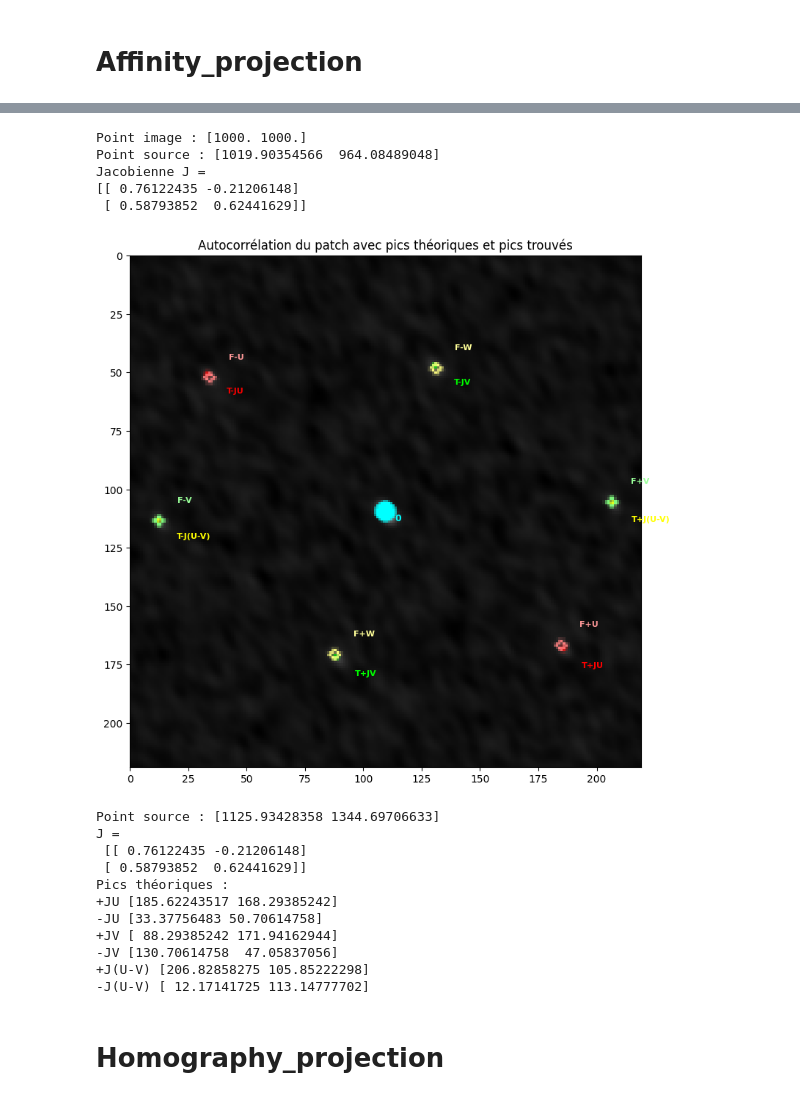
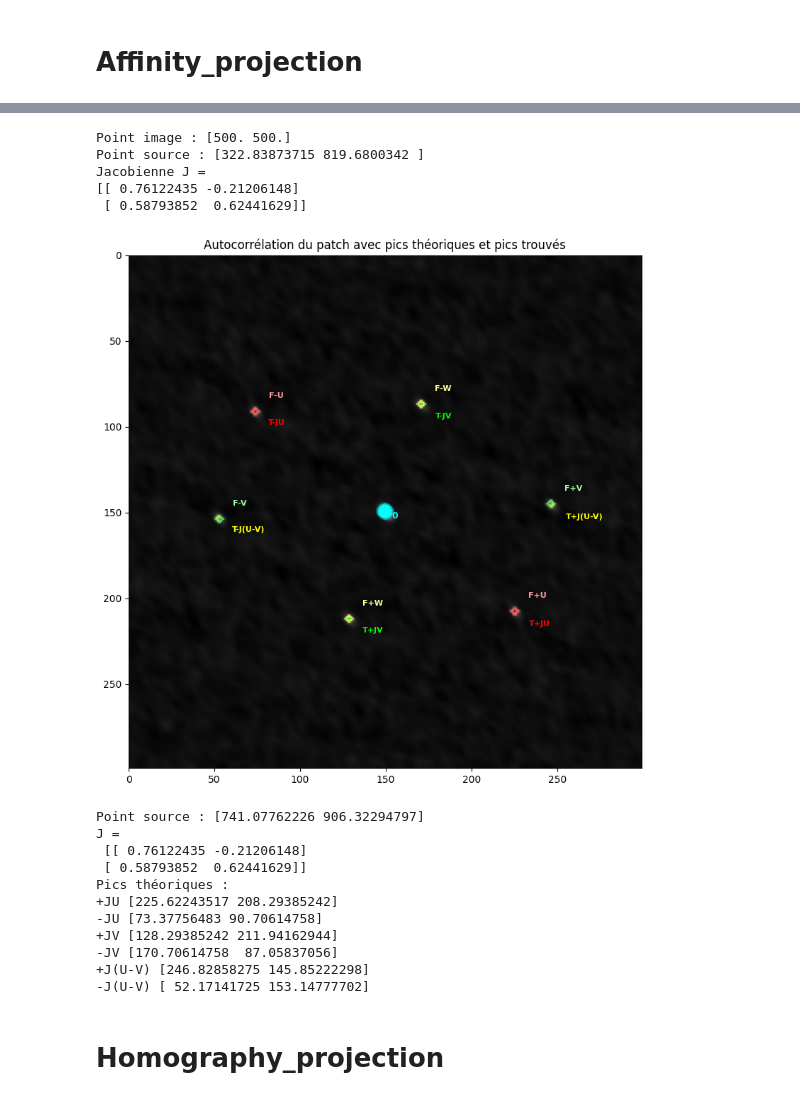
Before and after one commit to BenchIsmail/WACV2026-Autocorrelation-based-Fiducial-Markers-for-Traceability, a Jupyter notebook: wacv_reporduce_graphs/test_projections.ipynb, the cells around one changed output, grey strips where cells are left out. Cells and saved outputs as stored; diff of their text form; code cells hidden in the pictures.

```diff
--- a/wacv_reporduce_graphs/test_projections.ipynb
+++ b/wacv_reporduce_graphs/test_projections.ipynb
@@ -59,5 +59,5 @@ Image sauvegardée : result_affinity.png
 # %%
-point_xy = (1000, 1000)
+point_xy = (500, 500)
 
 diff_info = aff.differential_at_image_point(
     point_xy=point_xy,
@@ -74,8 +74,8 @@ print("Point source :", diff_info["point_label"])
 print("Jacobienne J =")
 print(diff_info["J"])
 # %% [output]
-Point image : [1000. 1000.]
-Point source : [1019.90354566  964.08489048]
+Point image : [500. 500.]
+Point source : [322.83873715 819.6800342 ]
 Jacobienne J =
 [[ 0.76122435 -0.21206148]
  [ 0.58793852  0.62441629]]
@@ -86,8 +86,8 @@ R_int = 3
 lam = 1.0
 search_kwargs = dict(
     k=40,
-    nms_size=40,
-    exclude_center_radius=30.0,
+    nms_size=30,
+    exclude_center_radius=20.0,
     min_separation=10.0,
     refine_model='tps',
     refine_halfwin=3,
@@ -96,55 +96,55 @@ search_kwargs = dict(
     min_dist=20.0,
     antipodal_tol=10.0,
     angle_min_deg=20.0,
-    w_exclude_center_radius=30.0,
+    w_exclude_center_radius=20.0,
     integrated=integrated, d=d, R_int=R_int, lam=lam
 )
 res_ac = aff.autocorr_with_theoretical_peaks(
     deformed_image=result,
-    point_xy=(1000, 1300),
-    patch_size=220,
+    point_xy=(800, 800),
+    patch_size=300,
     U_init=np.array([100, 0.0]),
     V_init=np.array([0.0, 100]),
     lambdaa=1,
     theta=40,
     tilt=0.6,
     phi=30,
     translation=(0, 0),
     source_image_shape=np.asarray(input_image).shape,
     shift_units="source_px",
     show=True,
     stable_kwargs=dict(
-        min_ps=40,
+        min_ps=20,
         max_ps=300,
         step=2,
         stable_seq_len=10,
         stable_tol=1,
         integrated=True,
         d=2,
         R_int=3,
         lam=1.0,
         show_tracks=False
     )
 )
 
 print("Point source :", res_ac["point_label"])
 print("J =\n", res_ac["J"])
 print("Pics théoriques :")
 for k, v in res_ac["peak_pixels"].items():
     print(k, v)
 # %% [output]
-[figure, old version]
+[figure, new version]
-Point source : [1125.93428358 1344.69706633]
+Point source : [741.07762226 906.32294797]
 J =
  [[ 0.76122435 -0.21206148]
  [ 0.58793852  0.62441629]]
 Pics théoriques :
-+JU [185.62243517 168.29385242]
--JU [33.37756483 50.70614758]
-+JV [ 88.29385242 171.94162944]
--JV [130.70614758  47.05837056]
-+J(U-V) [206.82858275 105.85222298]
--J(U-V) [ 12.17141725 113.14777702]
++JU [225.62243517 208.29385242]
+-JU [73.37756483 90.70614758]
++JV [128.29385242 211.94162944]
+-JV [170.70614758  87.05837056]
++J(U-V) [246.82858275 145.85222298]
+-J(U-V) [ 52.17141725 153.14777702]
 # %% [markdown]
 # Homography_projection
 # %%
```
Also changed, not shown: parts of 8 cells of this notebook.
